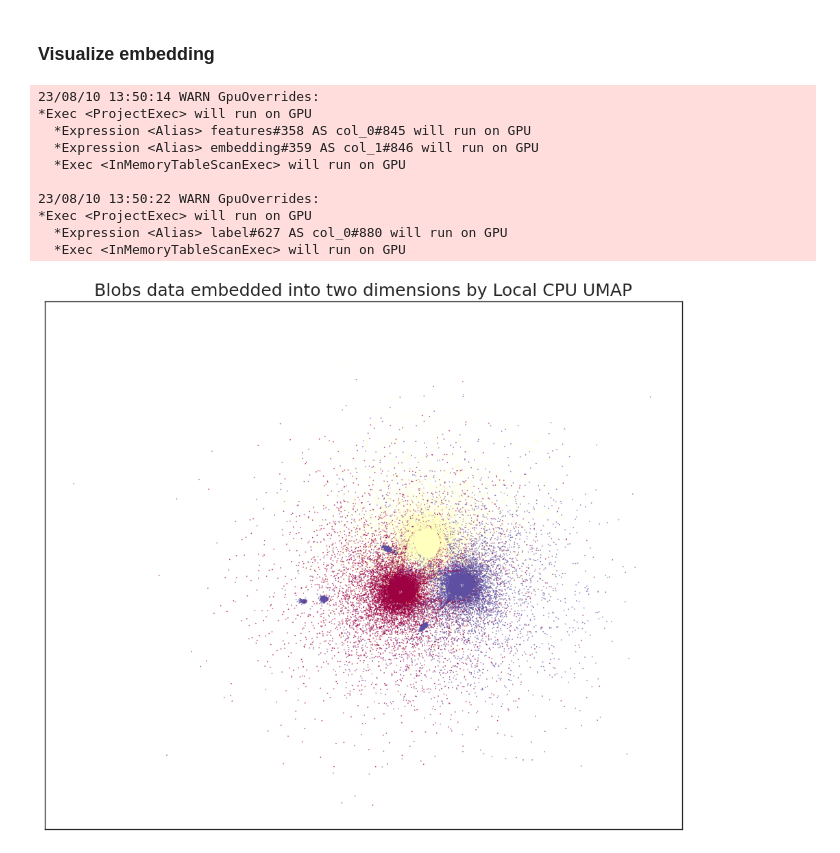
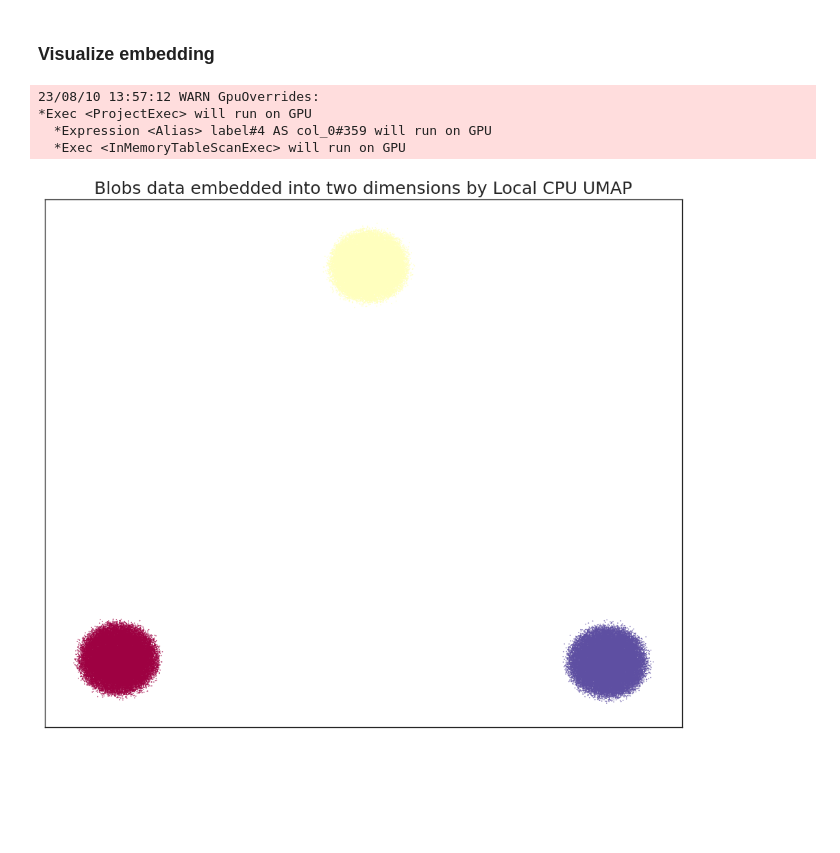
Before and after one commit to NVIDIA/spark-rapids-ml, a Jupyter notebook: notebooks/umap.ipynb, the cells around one changed output. Cells and saved outputs as stored; diff of their text form; code cells hidden in the pictures; blank space fills up the shorter version.

Commit message:
local plot fix

```diff
--- a/notebooks/umap.ipynb
+++ b/notebooks/umap.ipynb
@@ -446,26 +457,17 @@ Transform took: 1.5546166896820068 sec
 # %% [markdown]
 ### Visualize embedding
 # %%
-pd_output = df_output.toPandas()
-embedding = np.array(pd_output["embedding"].to_list())
-
 # Plot the transformed embeddings
 sns.set(context="paper", style="white")
 fig, ax = plt.subplots(figsize=(12, 10))
 color = blobs_df.select("label").toPandas()["label"].values.astype(int)
 plt.scatter(embedding[:, 0], embedding[:, 1], c=color, cmap="Spectral", s=0.1)
 plt.setp(ax, xticks=[], yticks=[])
 plt.title("Blobs data embedded into two dimensions by Local CPU UMAP", fontsize=18)
 plt.show()
 # %% [output]
-23/08/10 13:50:14 WARN GpuOverrides:
+23/08/10 13:57:12 WARN GpuOverrides:
 *Exec <ProjectExec> will run on GPU
-  *Expression <Alias> features#358 AS col_0#845 will run on GPU
-  *Expression <Alias> embedding#359 AS col_1#846 will run on GPU
+  *Expression <Alias> label#4 AS col_0#359 will run on GPU
   *Exec <InMemoryTableScanExec> will run on GPU
-
-23/08/10 13:50:22 WARN GpuOverrides:
-*Exec <ProjectExec> will run on GPU
-  *Expression <Alias> label#627 AS col_0#880 will run on GPU
-  *Exec <InMemoryTableScanExec> will run on GPU
-[figure, old version]
+[figure, new version]
```
Also changed, not shown: parts of 9 cells of this notebook.
